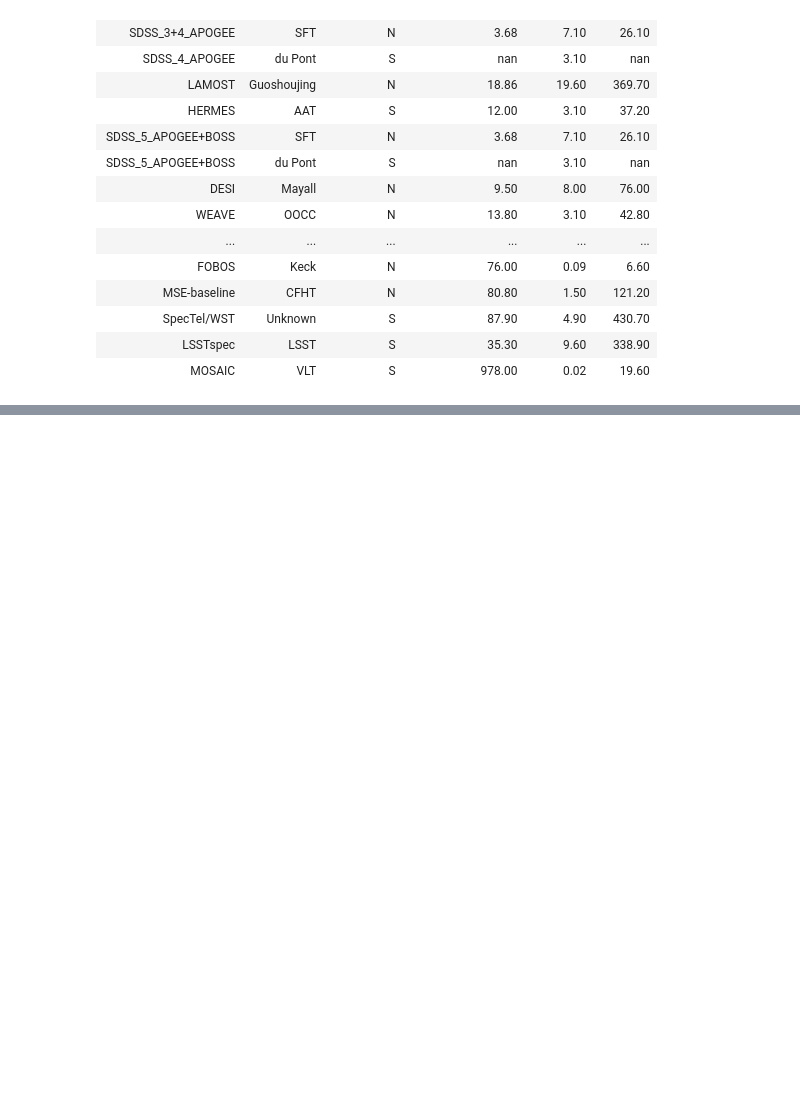
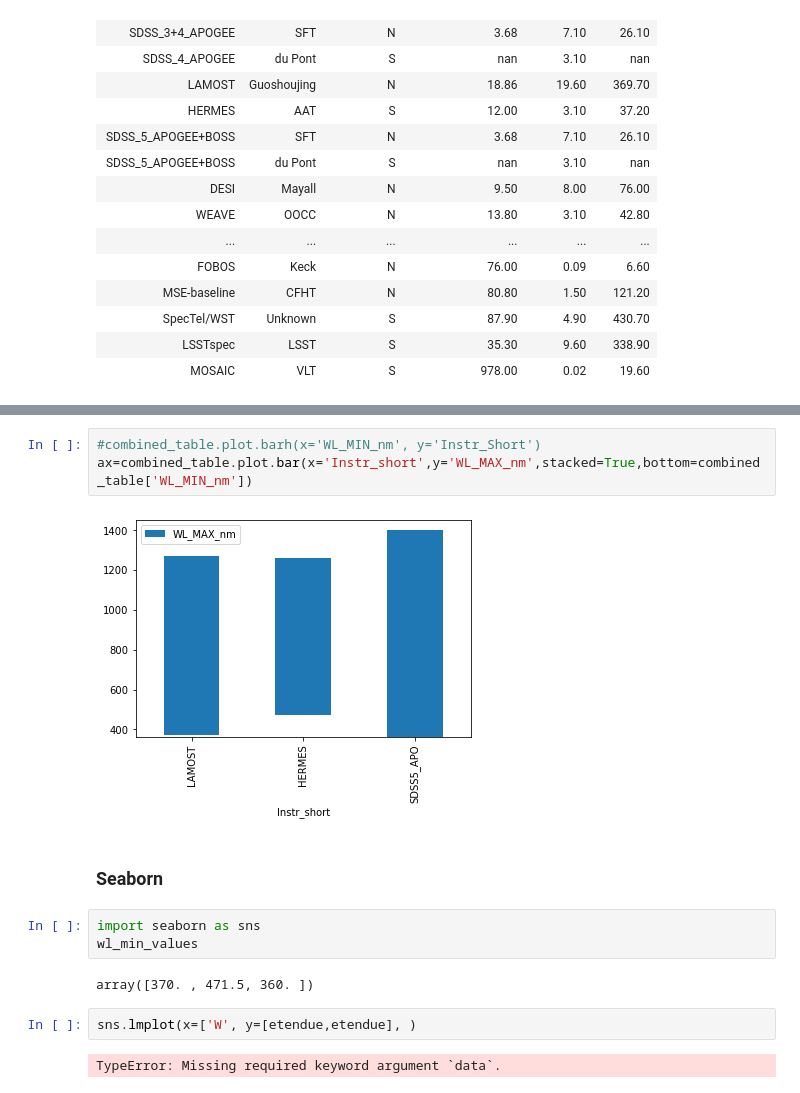
Before and after one commit to jsobeck/MOS_Surveys_Overview, a Jupyter notebook: MOS_Surveys_Overview_Visualizations.ipynb, the cells around one changed output, grey strips where cells are left out. Drawn from its saved outputs; the diff is of its cells as text; blank space fills up the shorter version.

```diff
--- a/MOS_Surveys_Overview_Visualizations.ipynb
+++ b/MOS_Surveys_Overview_Visualizations.ipynb
@@ -130,0 +200,16 @@ KeyError: 'Etendue'
+# %%
+#combined_table.plot.barh(x='WL_MIN_nm', y='Instr_Short')
+ax=combined_table.plot.bar(x='Instr_short',y='WL_MAX_nm',stacked=True,bottom=combined_table['WL_MIN_nm'])
+# %% [output]
+[figure, added]
+# %% [markdown]
+### Seaborn
+# %%
+import seaborn as sns
+wl_min_values
+# %% [output]
+array([370. , 471.5, 360. ])
+# %%
+sns.lmplot(x=['W', y=[etendue,etendue], )
+# %% [output]
+TypeError: Missing required keyword argument `data`.
```
Also changed, not shown: parts of 15 cells of this notebook.
